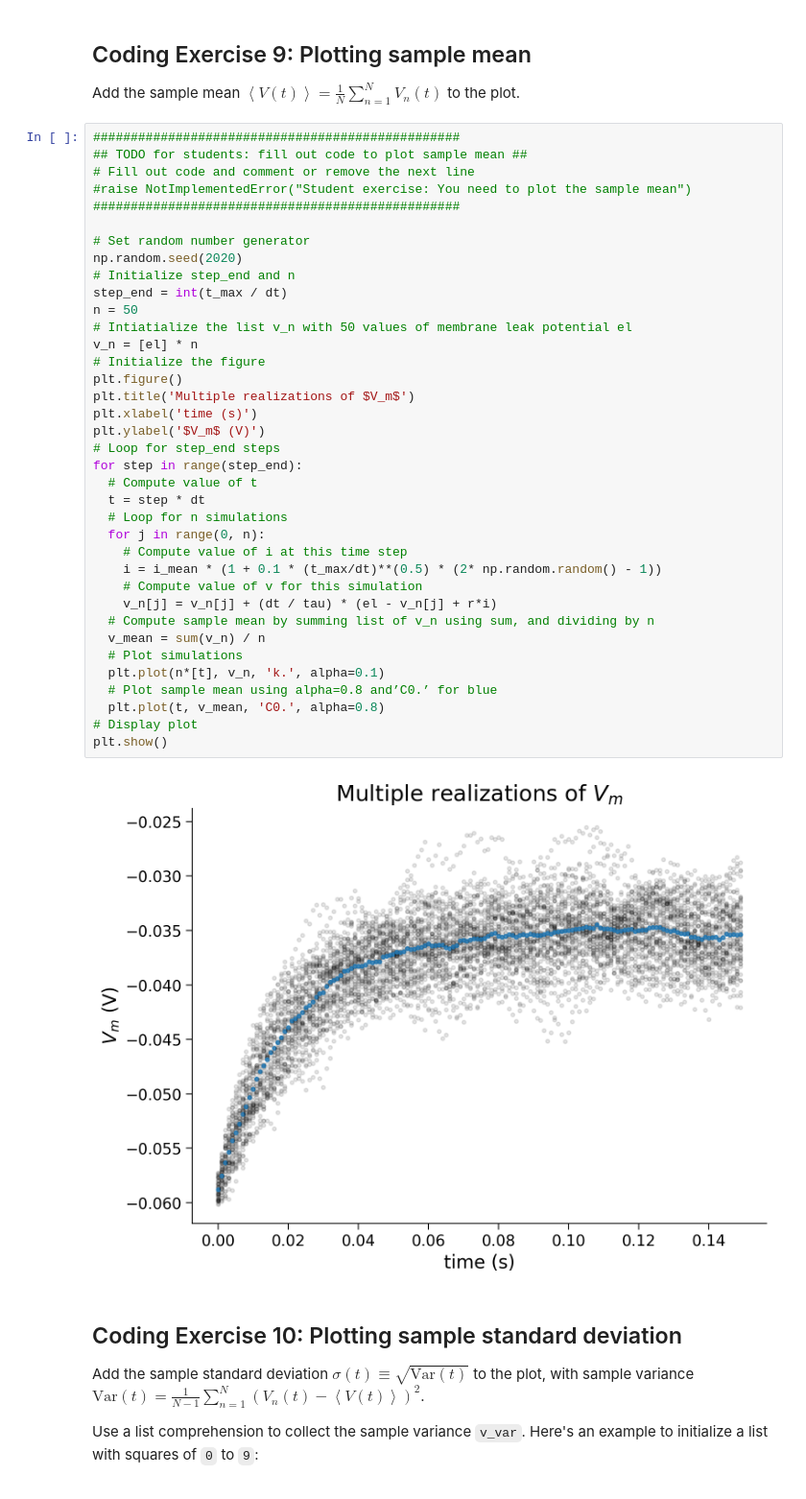
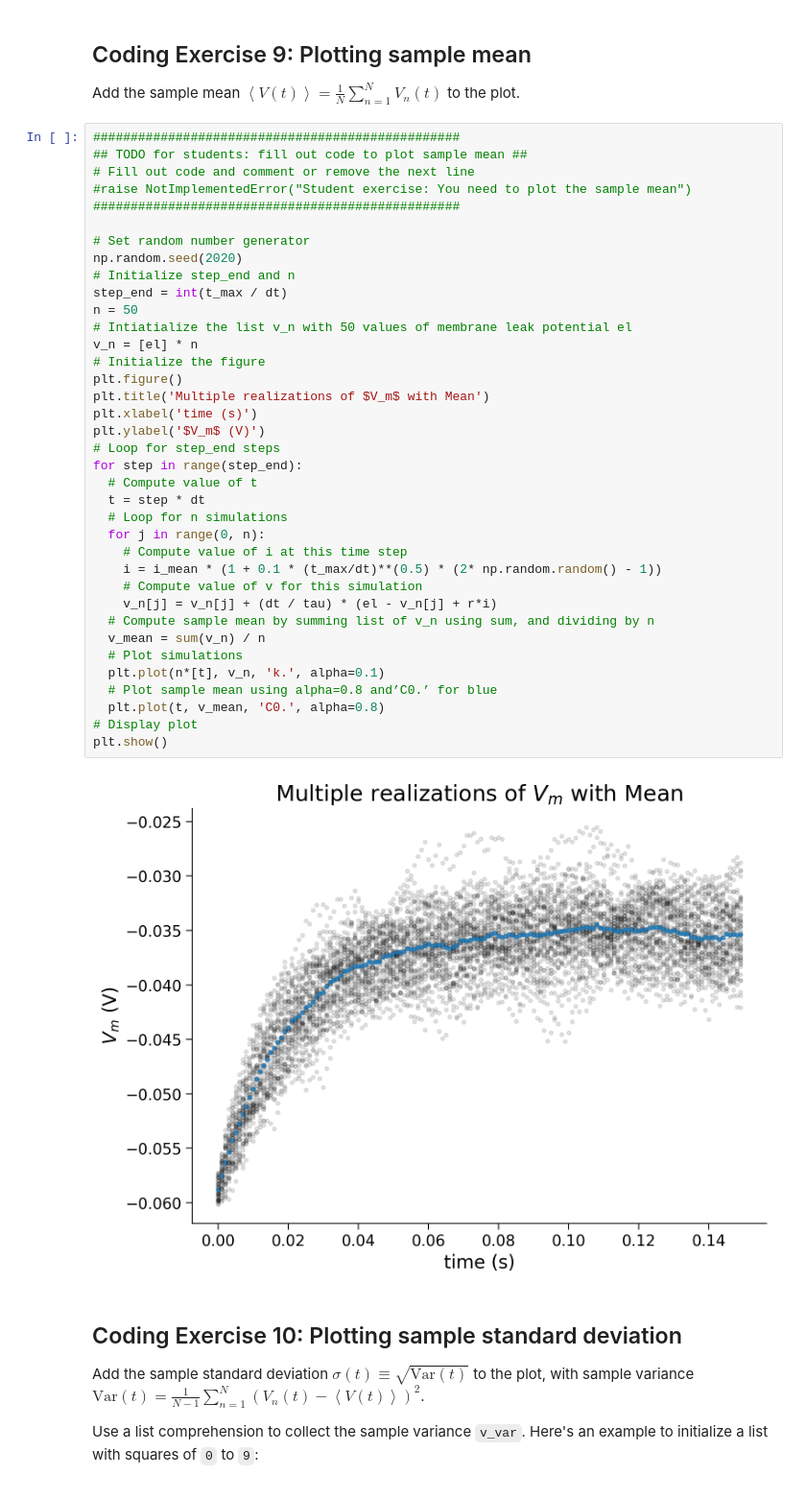
Before and after one commit to rbryan2001/CSCI_591, a Jupyter notebook: hackathons/Tutorial1_1.ipynb, the cells around one changed output. Shown at 96% size. Saved outputs shown, nothing was run; the diff lists cells and outputs as text.

```diff
--- a/hackathons/Tutorial1_1.ipynb
+++ b/hackathons/Tutorial1_1.ipynb
@@ -503,35 +503,35 @@ Add the sample mean $\left\langle V(t)\right\rangle=\frac{1}{N}\sum_{n=1}^N V_n(
 # Set random number generator
 np.random.seed(2020)
 # Initialize step_end and n
 step_end = int(t_max / dt)
 n = 50
 # Intiatialize the list v_n with 50 values of membrane leak potential el
 v_n = [el] * n
 # Initialize the figure
 plt.figure()
-plt.title('Multiple realizations of $V_m$')
+plt.title('Multiple realizations of $V_m$ with Mean')
 plt.xlabel('time (s)')
 plt.ylabel('$V_m$ (V)')
 # Loop for step_end steps
 for step in range(step_end):
   # Compute value of t
   t = step * dt
   # Loop for n simulations
   for j in range(0, n):
     # Compute value of i at this time step
     i = i_mean * (1 + 0.1 * (t_max/dt)**(0.5) * (2* np.random.random() - 1))
     # Compute value of v for this simulation
     v_n[j] = v_n[j] + (dt / tau) * (el - v_n[j] + r*i)
   # Compute sample mean by summing list of v_n using sum, and dividing by n
   v_mean = sum(v_n) / n
   # Plot simulations
   plt.plot(n*[t], v_n, 'k.', alpha=0.1)
   # Plot sample mean using alpha=0.8 and’C0.’ for blue
   plt.plot(t, v_mean, 'C0.', alpha=0.8)
 # Display plot
 plt.show()
 # %% [output]
-[figure, old version]
+[figure, new version]
 # %% [markdown]
 ## Coding Exercise 10: Plotting sample standard deviation
 
```
Also changed, not shown: parts of 3 cells of this notebook.
